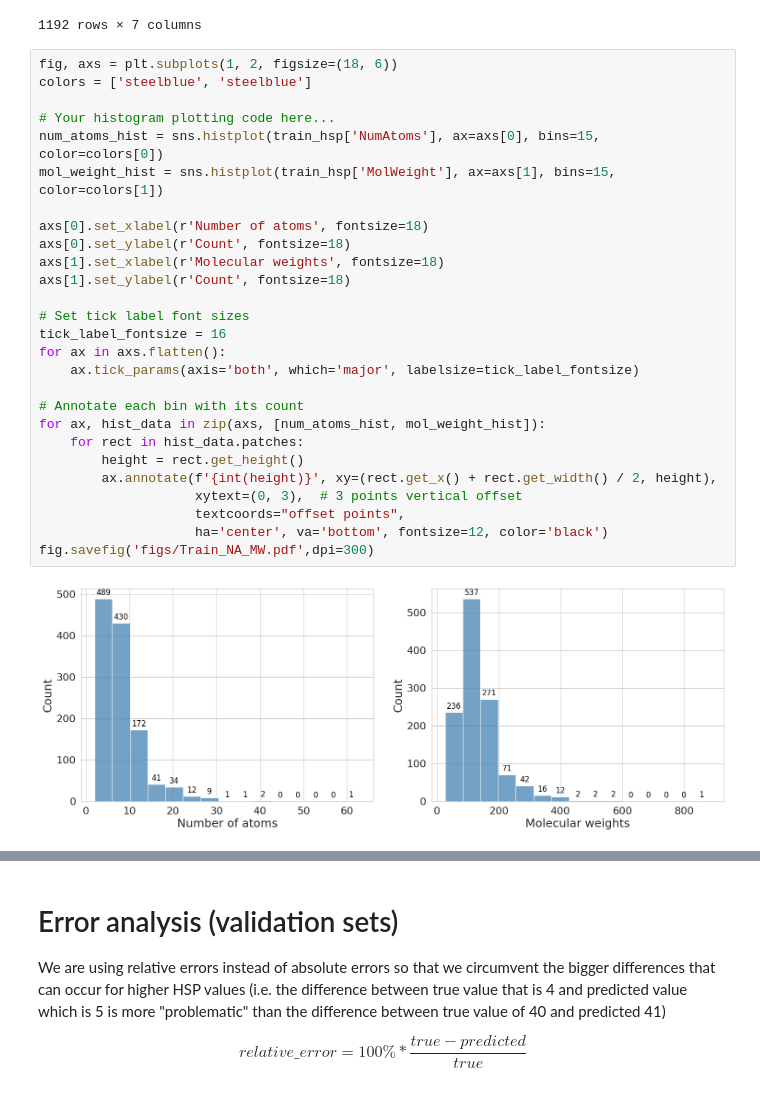
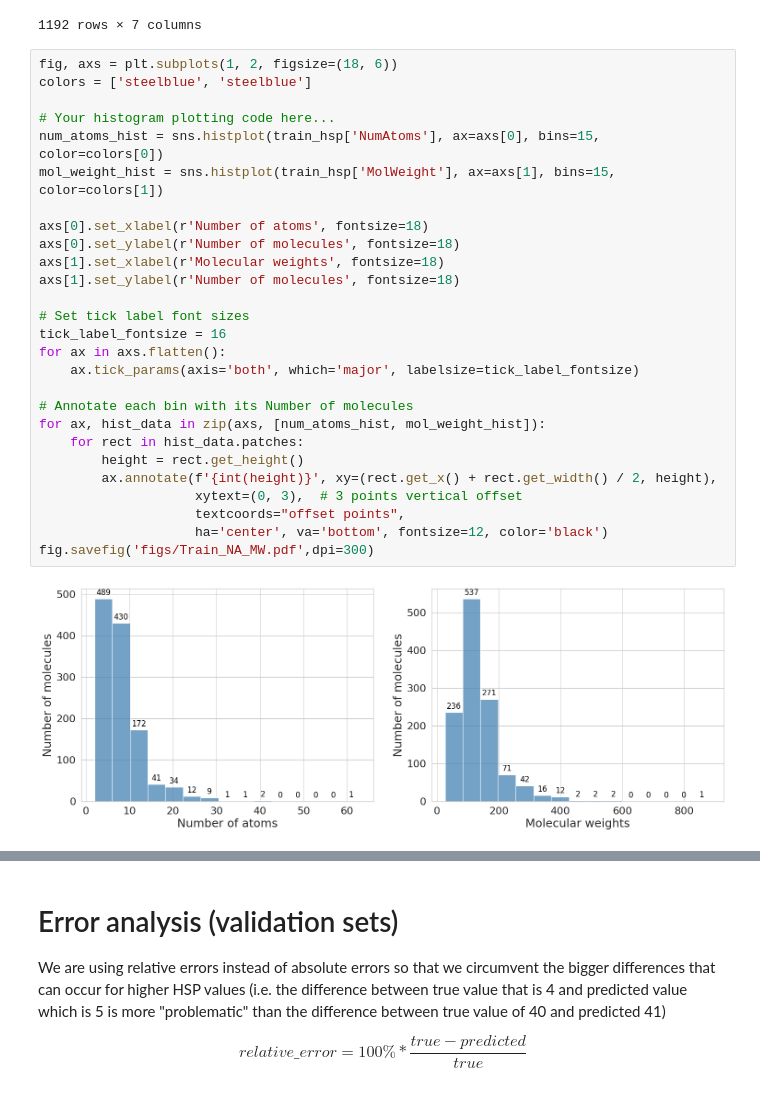
Before and after one commit to darjacvetkovic/HSP-predictions, a Jupyter notebook: dataset_exploratory_analysis.ipynb, the cells around one changed output, grey strips where cells are left out. Cells and saved outputs as stored; diff of their text form.

```diff
--- a/dataset_exploratory_analysis.ipynb
+++ b/dataset_exploratory_analysis.ipynb
@@ -89,32 +89,32 @@ See the caveats in the documentation: https://pandas.pydata.org/pandas-docs/stab
 # %%
 fig, axs = plt.subplots(1, 2, figsize=(18, 6))
 colors = ['steelblue', 'steelblue']
 
 # Your histogram plotting code here...
 num_atoms_hist = sns.histplot(train_hsp['NumAtoms'], ax=axs[0], bins=15, color=colors[0])
 mol_weight_hist = sns.histplot(train_hsp['MolWeight'], ax=axs[1], bins=15, color=colors[1])
 
 axs[0].set_xlabel(r'Number of atoms', fontsize=18)
-axs[0].set_ylabel(r'Count', fontsize=18)
+axs[0].set_ylabel(r'Number of molecules', fontsize=18)
 axs[1].set_xlabel(r'Molecular weights', fontsize=18)
-axs[1].set_ylabel(r'Count', fontsize=18)
+axs[1].set_ylabel(r'Number of molecules', fontsize=18)
 
 # Set tick label font sizes
 tick_label_fontsize = 16
 for ax in axs.flatten():
     ax.tick_params(axis='both', which='major', labelsize=tick_label_fontsize)
 
-# Annotate each bin with its count
+# Annotate each bin with its Number of molecules
 for ax, hist_data in zip(axs, [num_atoms_hist, mol_weight_hist]):
     for rect in hist_data.patches:
         height = rect.get_height()
         ax.annotate(f'{int(height)}', xy=(rect.get_x() + rect.get_width() / 2, height),
                     xytext=(0, 3),  # 3 points vertical offset
                     textcoords="offset points",
                     ha='center', va='bottom', fontsize=12, color='black')
 fig.savefig('figs/Train_NA_MW.pdf',dpi=300)
 # %% [output]
-[figure, old version]
+[figure, new version]
 # %%
 fig,axs = plt.subplots(2,2,figsize=(18,14))
 
```
Also changed, not shown: parts of 8 cells of this notebook, 9 other files.
